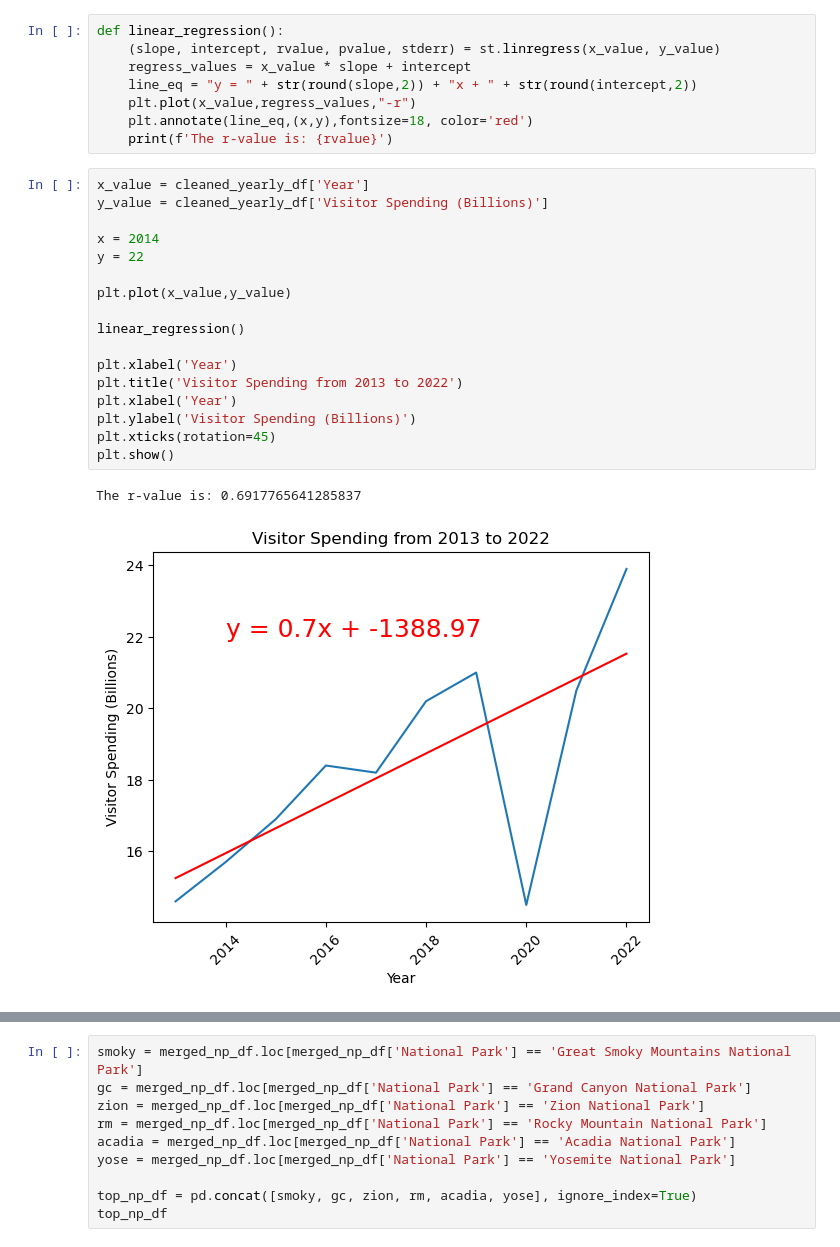
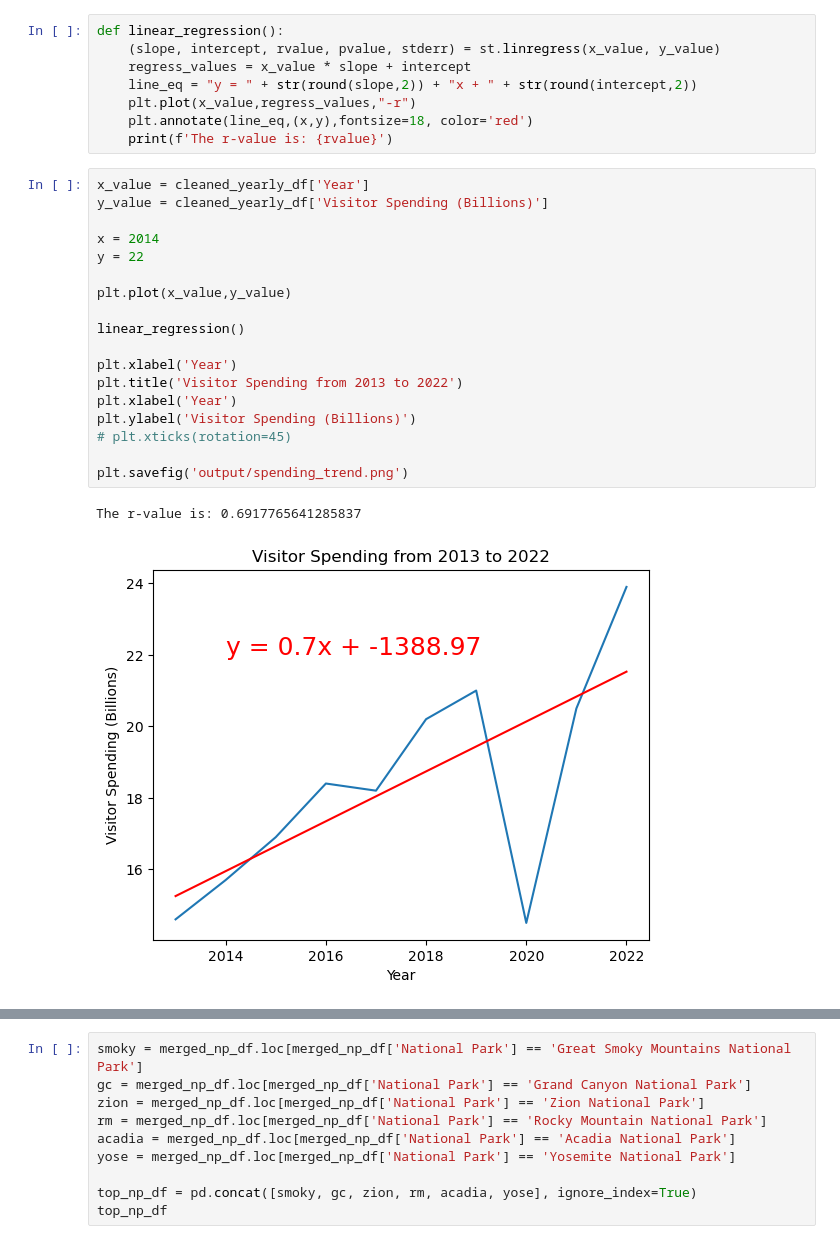
Before and after one commit to andymatsuura/NPS-Analysis, a Jupyter notebook: ashley_np_income.ipynb, the cells around one changed output, grey strips where cells are left out. Saved outputs shown, nothing was run; the diff lists cells and outputs as text.

```diff
--- a/ashley_np_income.ipynb
+++ b/ashley_np_income.ipynb
@@ -479,20 +484,21 @@ def linear_regression():
 # %%
 x_value = cleaned_yearly_df['Year']
 y_value = cleaned_yearly_df['Visitor Spending (Billions)']
 
 x = 2014
 y = 22
 
 plt.plot(x_value,y_value)
 
 linear_regression()
 
 plt.xlabel('Year')
 plt.title('Visitor Spending from 2013 to 2022')
 plt.xlabel('Year')
 plt.ylabel('Visitor Spending (Billions)')
-plt.xticks(rotation=45)
-plt.show()
+# plt.xticks(rotation=45)
+
+plt.savefig('output/spending_trend.png')
 # %% [output]
 The r-value is: 0.6917765641285837
-[figure, old version]
+[figure, new version]
```
Also changed, not shown: parts of 12 cells of this notebook, 10 other files.
